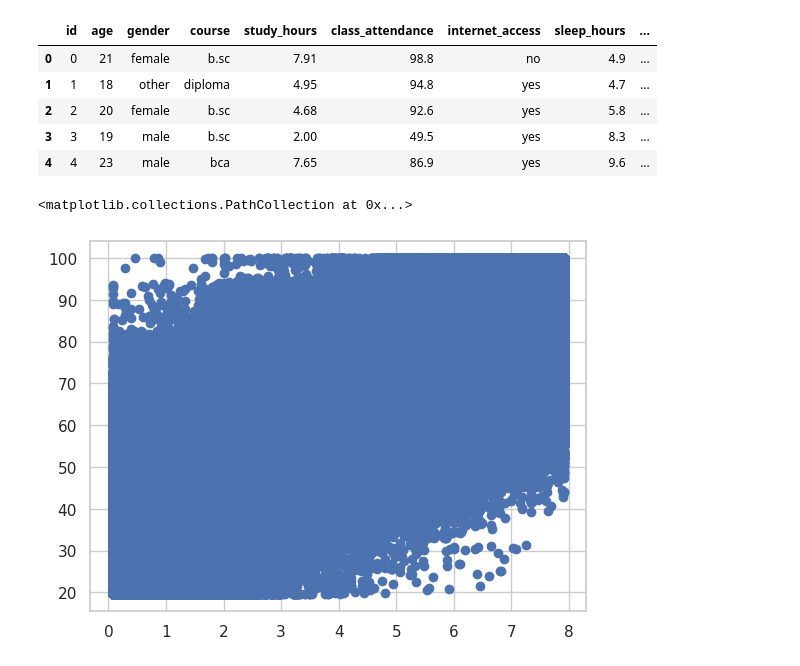
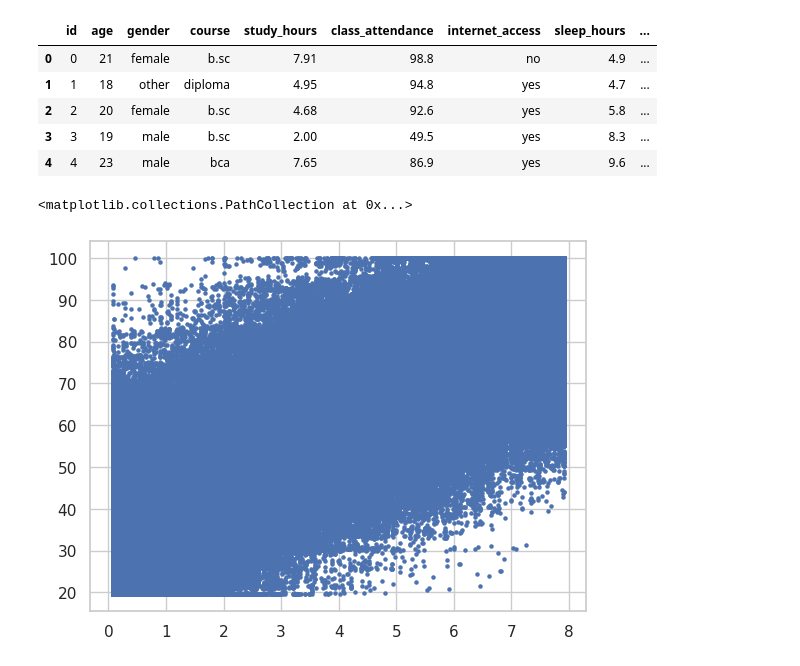
Before and after one commit to dkworks108/Predicting-Student-Test-Scores, a Jupyter notebook: notebook.ipynb, the cells around one changed output. Saved outputs shown, nothing was run; the diff lists cells and outputs as text; code cells hidden in the pictures.

```diff
--- a/notebook.ipynb
+++ b/notebook.ipynb
@@ -111,7 +111,7 @@ df_train.head()
 # %%
 import matplotlib.pyplot as plt
 # %%
-plt.scatter(df_train['study_hours'], df_train['exam_score'])
+plt.scatter(df_train['study_hours'], df_train['exam_score'], s=5)
 # %% [output]
 <matplotlib.collections.PathCollection at 0x...>
-[figure, old version]
+[figure, new version]
```
